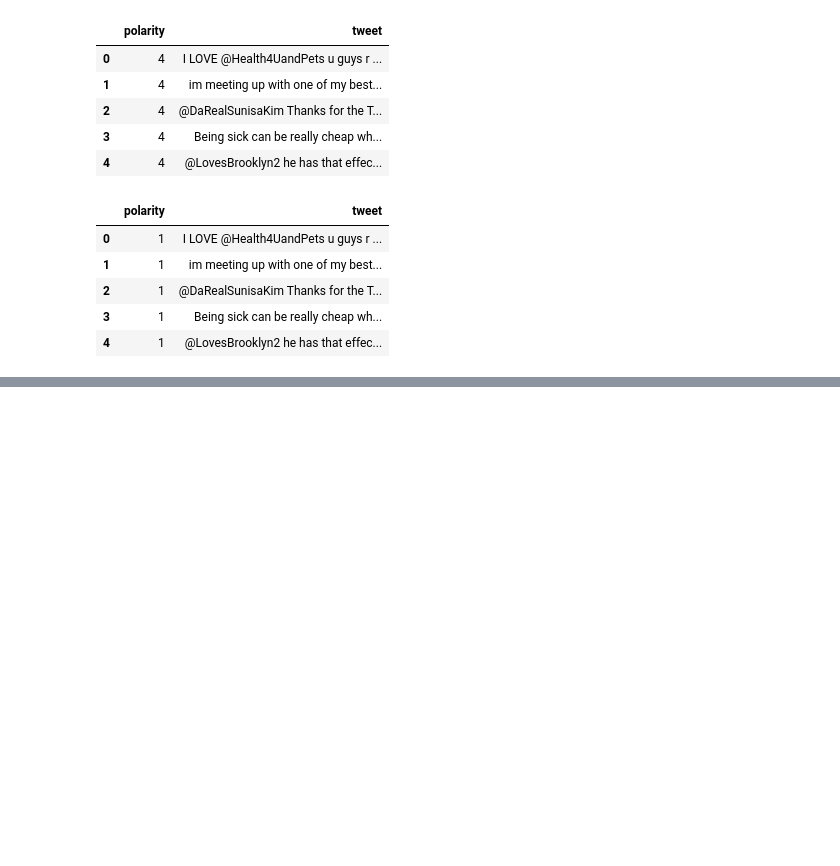
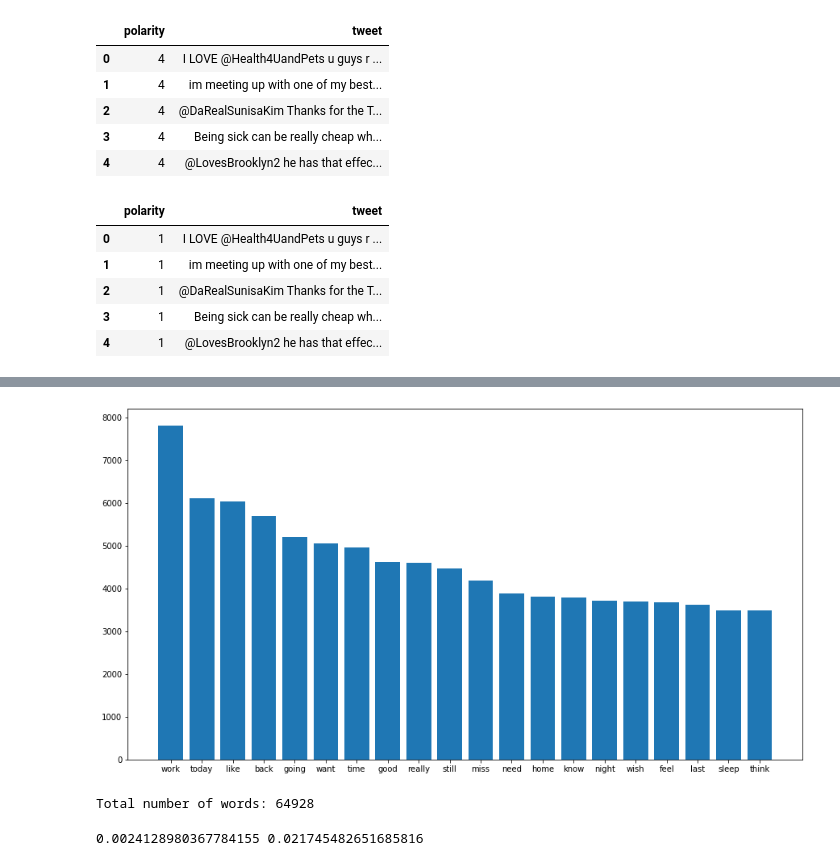
Before and after one commit to madarii/SentimentNB, a Jupyter notebook: sentimentNB.ipynb, the cells around one changed output, grey strips where cells are left out. Drawn from its saved outputs; the diff is of its cells as text; code cells hidden in the pictures; blank space fills up the shorter version.

```diff
--- a/sentimentNB.ipynb
+++ b/sentimentNB.ipynb
@@ -139,0 +174,27 @@ def add_to_bow(label,tweet):
+# %%
+plt.figure(figsize=(15,8))
+plt.bar([word for (word,_) in common_neg_words],[freq for (_,freq) in common_neg_words])
+plt.draw()
+# Looks like people don't like to work
+# %% [output]
+[figure, added]
+# %%
+# Making Counter of all words
+all_words = list(set(list(bag_of_words[0]) + list(bag_of_words[1])))
+# list of dictionaries for likelihood wrt to each class
+word_likelihoods = [Counter(all_words),Counter(all_words)]
+vocabulary = len(all_words)
+print("Total number of words:", vocabulary)
+# %% [output]
+Total number of words: 64928
+# %%
+# Calculate likelihood wrt to positive and negative class with add-1 smoothing
+neg_words = bag_of_words[0]
+pos_words = bag_of_words[1]
+for word in all_words:
+    word_likelihoods[1][word] = (pos_words[word] + 1) / (num_pos_words + vocabulary)
+    word_likelihoods[0][word] = (neg_words[word] + 1) / (num_neg_words + vocabulary)
+
+print(word_likelihoods[1][""],word_likelihoods[0]["sick"])
+# %% [output]
+0.0024128980367784155 0.021745482651685816
```
Also changed, not shown: parts of 9 cells of this notebook.
